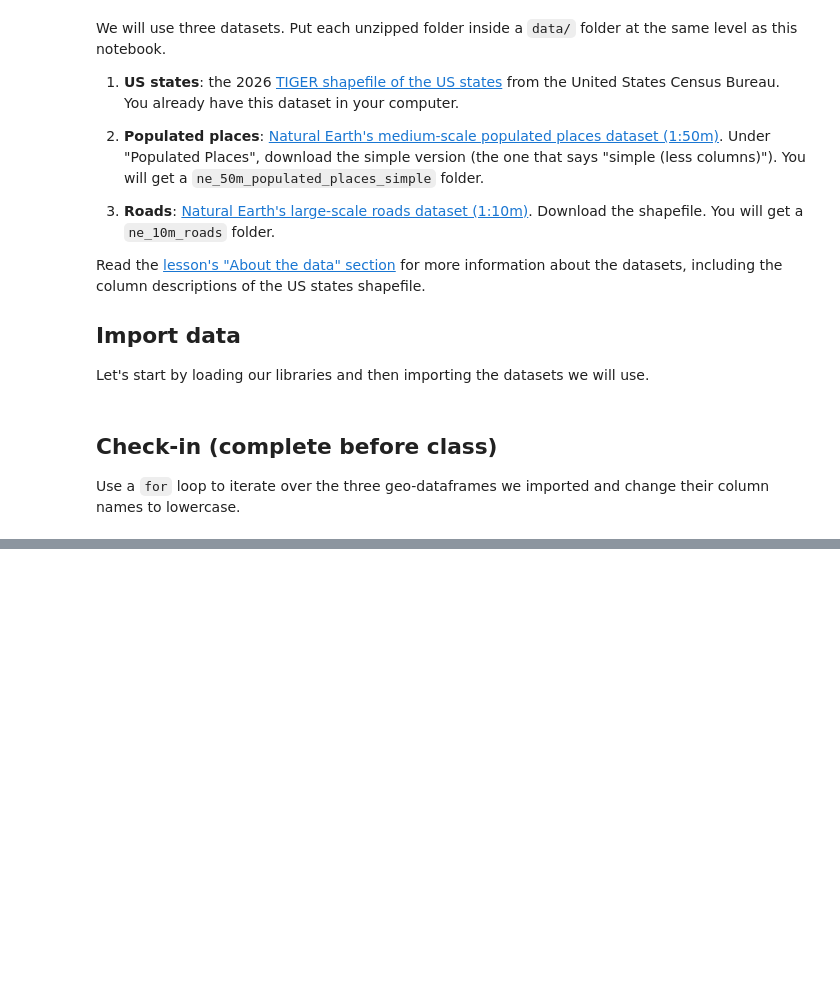
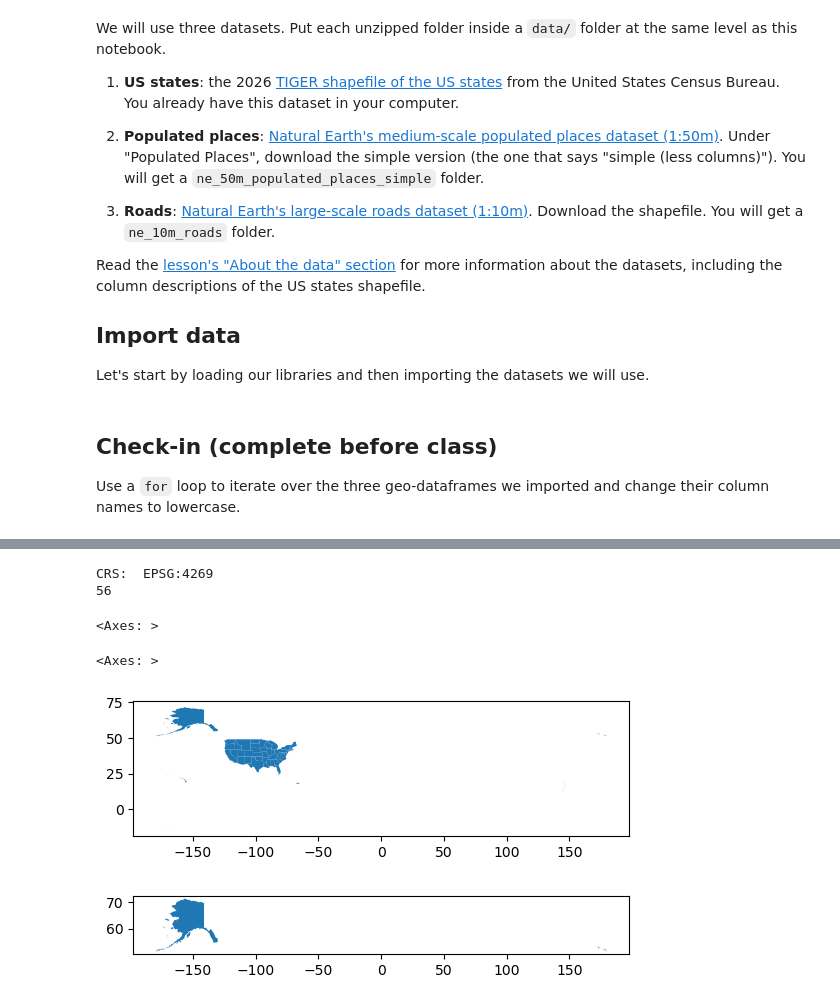
Before and after one commit to cllorey/eds220-in-class, a Jupyter notebook: week-7-clipping-STUDENTS.ipynb, the cells around one changed output, grey strips where cells are left out. Saved outputs shown, nothing was run; the diff lists cells and outputs as text; code cells hidden in the pictures; blank space fills up the shorter version.

```diff
--- a/week-7-clipping-STUDENTS.ipynb
+++ b/week-7-clipping-STUDENTS.ipynb
@@ -60,0 +73,17 @@ Use a `for` loop to iterate over the three geo-dataframes we imported and change
+# %%
+print('CRS: ', states.crs)
+print(len(states))
+# %% [output]
+CRS:  EPSG:4269
+56
+# %%
+states.plot()
+# %% [output]
+<Axes: >
+# %%
+alaska = states[states['name'] == 'Alaska']
+alaska.plot()
+# %% [output]
+<Axes: >
+[figure, added]
+[figure, added]
```
Also changed, not shown: parts of 34 cells of this notebook.
